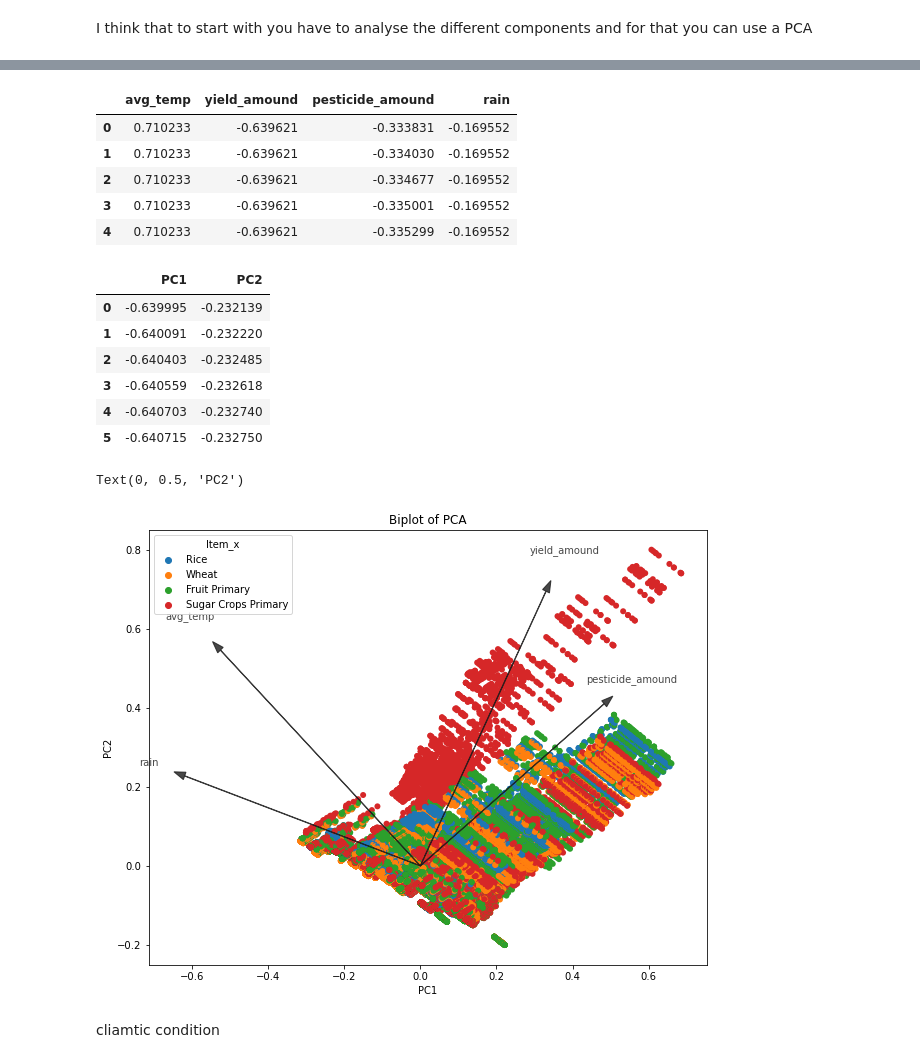
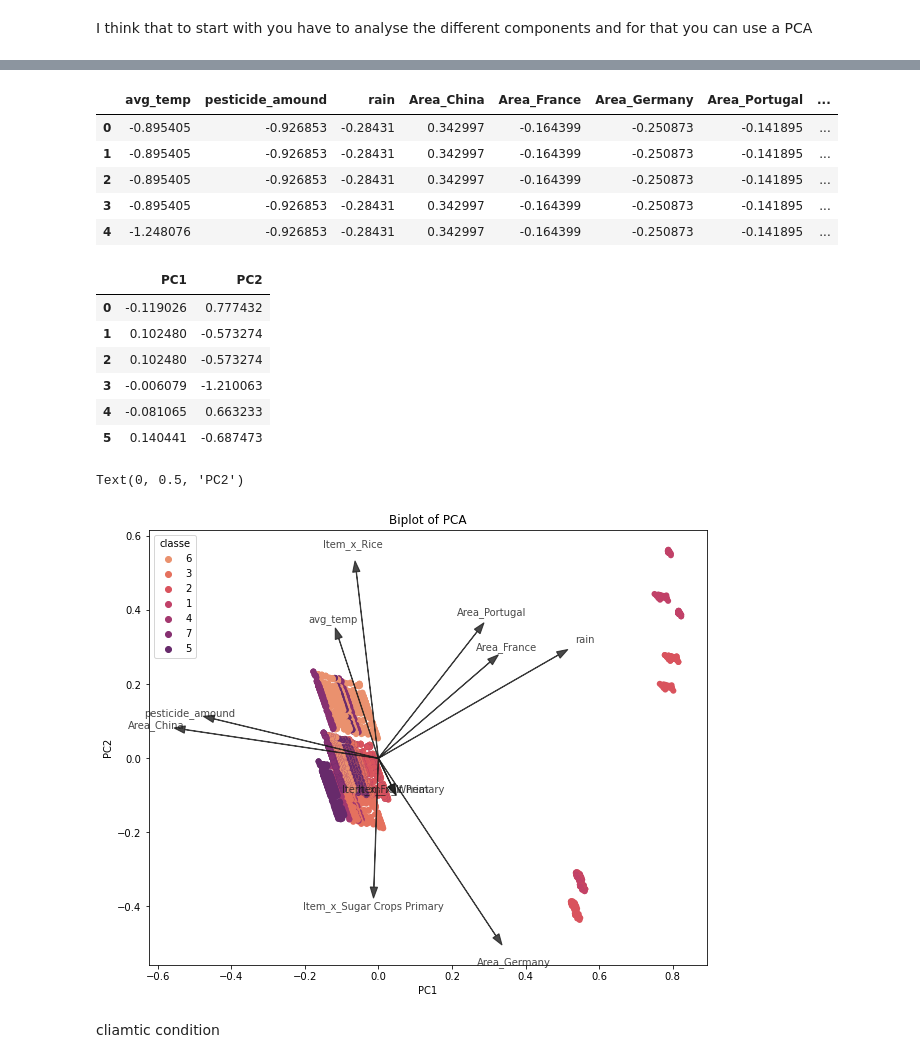
Before and after one commit to LucasJohannsenShadow/AVCD, a Jupyter notebook: Projet.ipynb, the cells around one changed output, grey strips where cells are left out. Cells and saved outputs as stored; diff of their text form; code cells hidden in the pictures.

```diff
--- a/Projet.ipynb
+++ b/Projet.ipynb
@@ -165,8 +281,10 @@ print('Item_x',len(merged['Item_x'].unique()),merged['Item_x'].unique())
 # %%
 
 data=merged[(merged['Item_x']=='Rice')| (merged['Item_x']=='Wheat')| (merged['Item_x']=='Maize')|(merged['Item_x']=='Fruit Primary')|(merged['Item_x']=='Cattle and Buffaloes')|(merged['Item_x']=='Sugar Crops Primary')]
+data=data[(data["Area"]=="Germany")| (data["Area"]=="Portugal")| (data["Area"]== "France")| (data["Area"]== "China")]
+data=data[data['Item_y']=='Pesticides (total)']
 df = data[[ "avg_temp", "yield_amound","pesticide_amound","rain"]]
-df_2= data[[ "Item_x", "avg_temp", "yield_amound","pesticide_amound"]]
+df_2= data[[ "Area", "Item_x", "avg_temp", "yield_amound","pesticide_amound","rain"]]
 df
 # %% [output]
 |  | avg_temp | yield_amound | pesticide_amound | rain |
@@ -184,0 +303,21 @@ df
+# %%
+def binning(col, cut_points, labels=None):
+    # Définir les valeurs min et max:
+    minval = col.min()
+    maxval = col.max()
+
+    # Créer une liste en ajoutant min et max à cut_points
+    break_points = [minval] + cut_points + [maxval]
+
+    # Si aucun label, on utilise par défaut les labels 0 ... (n-1)
+    if not labels:
+        labels = range(len(cut_points)+1)
+
+    # Regroupement en utilisant la fonction cut de Pandas
+    colBin = pd.cut(col,bins=break_points,labels=labels,include_lowest=True)
+    return colBin
+
+cut_points = [5000000,75000000,100000000,120000000,170000000,200000000]
+labels = ["1","2","3","4","5","6","7"] # 1= low yield 5= very high yield
+df_2["classe"] = binning(df_2["yield_amound"], cut_points, labels)
+print(pd.value_counts(df_2["classe"], sort=False))
@@ -184,0 +338,3 @@ df
+# %%
+object_columns = df_2.select_dtypes(include='object').columns
+data_1 = pd.get_dummies(data= df_2, columns=object_columns)
@@ -185,3 +357,6 @@ df
+# %%
+df = data_1[[ "avg_temp","pesticide_amound","rain","Area_China","Area_France","Area_Germany","Area_Portugal","Item_x_Fruit Primary","Item_x_Rice","Item_x_Sugar Crops Primary","Item_x_Wheat"]]
+df_2= data_1[[ "avg_temp","pesticide_amound","rain","Area_China","Area_France","Area_Germany","Area_Portugal","Item_x_Fruit Primary","Item_x_Rice","Item_x_Sugar Crops Primary","Item_x_Wheat","classe"]]
 # %%
 from sklearn.decomposition import PCA
 from sklearn.preprocessing import StandardScaler
@@ -191,12 +366,12 @@ df_scaled = pd.DataFrame(data=yield_scaled,
                                 columns=df.columns)
 df_scaled.head()
 # %% [output]
-|  | avg_temp | yield_amound | pesticide_amound | rain |
-| 0 | 0.710233 | -0.639621 | -0.333831 | -0.169552 |
-| 1 | 0.710233 | -0.639621 | -0.334030 | -0.169552 |
-| 2 | 0.710233 | -0.639621 | -0.334677 | -0.169552 |
-| 3 | 0.710233 | -0.639621 | -0.335001 | -0.169552 |
-| 4 | 0.710233 | -0.639621 | -0.335299 | -0.169552 |
+|  | avg_temp | pesticide_amound | rain | Area_China | Area_France | Area_Germany | Area_Portugal | ... |
+| 0 | -0.895405 | -0.926853 | -0.28431 | 0.342997 | -0.164399 | -0.250873 | -0.141895 | ... |
+| 1 | -0.895405 | -0.926853 | -0.28431 | 0.342997 | -0.164399 | -0.250873 | -0.141895 | ... |
+| 2 | -0.895405 | -0.926853 | -0.28431 | 0.342997 | -0.164399 | -0.250873 | -0.141895 | ... |
+| 3 | -0.895405 | -0.926853 | -0.28431 | 0.342997 | -0.164399 | -0.250873 | -0.141895 | ... |
+| 4 | -1.248076 | -0.926853 | -0.28431 | 0.342997 | -0.164399 | -0.250873 | -0.141895 | ... |
 # %%
 pca = PCA(n_components=2)
 PC = pca.fit_transform(df_scaled)
@@ -206,42 +381,44 @@ pca_yield = pd.DataFrame(data = PC,
 pca_yield.head(6)
 # %% [output]
 |  | PC1 | PC2 |
-| 0 | -0.639995 | -0.232139 |
-| 1 | -0.640091 | -0.232220 |
-| 2 | -0.640403 | -0.232485 |
-| 3 | -0.640559 | -0.232618 |
-| 4 | -0.640703 | -0.232740 |
-| 5 | -0.640715 | -0.232750 |
+| 0 | -0.119026 | 0.777432 |
+| 1 | 0.102480 | -0.573274 |
+| 2 | 0.102480 | -0.573274 |
+| 3 | -0.006079 | -1.210063 |
+| 4 | -0.081065 | 0.663233 |
+| 5 | 0.140441 | -0.687473 |
 # %%
 PC1 = pca_yield['PC1']/(pca_yield['PC1'].max() - pca_yield['PC1'].min())
 PC2 = pca_yield['PC2']/(pca_yield['PC2'].max() - pca_yield['PC2'].min())
 
 plt.figure(figsize=(10, 8))
 plt.title('Biplot of PCA')
 sns.scatterplot(x=PC1,
               y=PC2,
-              hue = df_2['Item_x'].tolist(),
+              hue = df_2['classe'].tolist(),
               linewidth=0,
+              palette="flare",
+              legend="full",
               )
 
 n = np.transpose(pca.components_).shape[0] # number of dimensions (2)
 for i in range(n):
         plt.arrow(0, 0, np.transpose(pca.components_)[i,0],
                   np.transpose(pca.components_)[i,1],
                   color = (0.1, 0.1, 0.1, 0.8),
                   head_width=0.02) # plot arrows for each variable
         plt.text(np.transpose(pca.components_)[i,0]* 1.15,
                  np.transpose(pca.components_)[i,1] * 1.15,
                  list(df.columns)[i],
                  color = (0.1, 0.1, 0.1, 0.8),
                  ha = 'center',
                  va = 'center') # variable labels for each arrow
-plt.legend(title='Item_x')
+plt.legend(title='classe')
 plt.xlabel("PC{}".format(1))
 plt.ylabel("PC{}".format(2))
 # %% [output]
 Text(0, 0.5, 'PC2')
-[figure, old version]
+[figure, new version]
 # %% [markdown]
 cliamtic condition
 # %%
```
Also changed, not shown: parts of 61 cells of this notebook.
